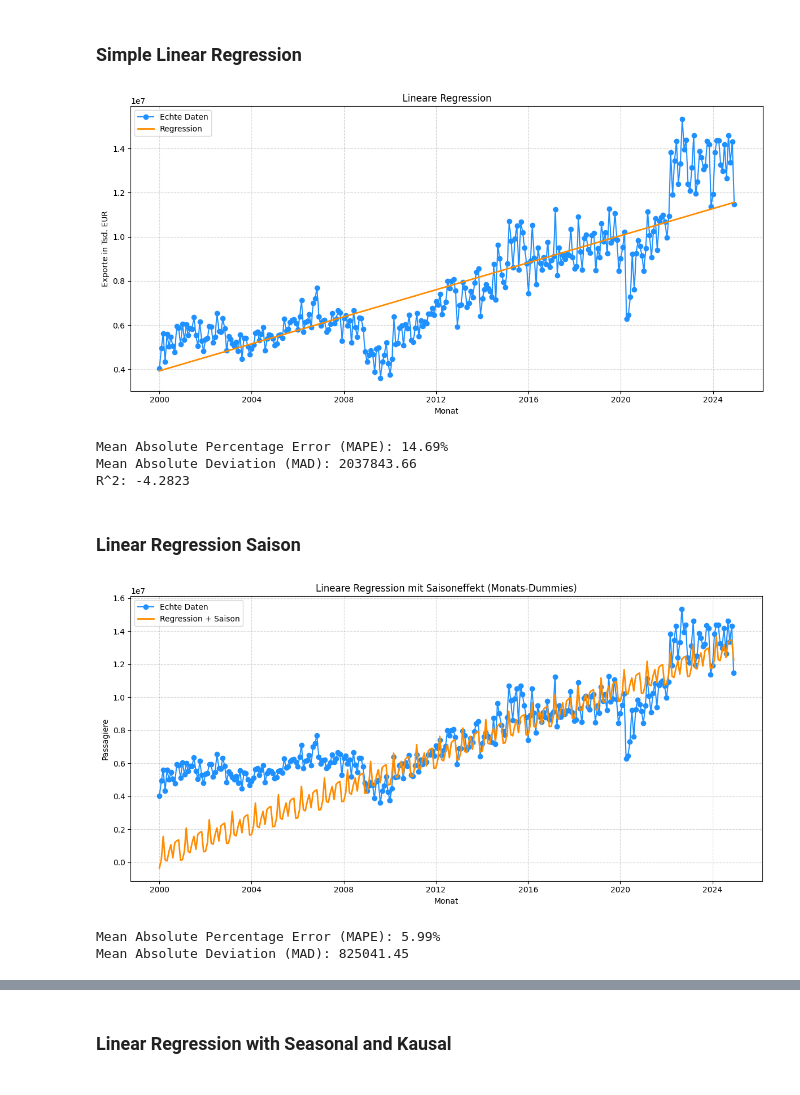
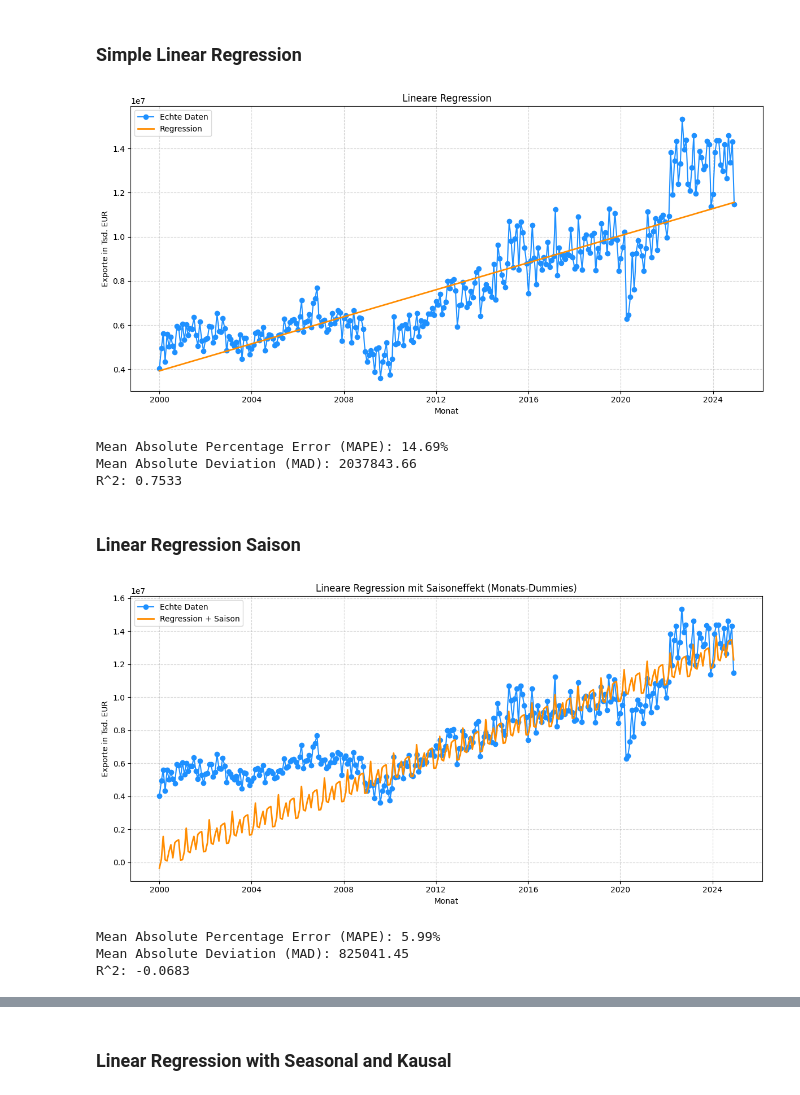
Before and after one commit to eliaspfe/BI_Vorlesung, a Jupyter notebook: Forecasting_Exports.ipynb, the cells around one changed output, grey strips where cells are left out. Cells and saved outputs as stored; diff of their text form; code cells hidden in the pictures.

```diff
--- a/Forecasting_Exports.ipynb
+++ b/Forecasting_Exports.ipynb
@@ -9,6 +9,11 @@ import pandas as pd
 import numpy as np
 import matplotlib.pyplot as plt
 from sklearn.linear_model import LinearRegression
+
+all_mapes = []
+
+
+
 
 
 df = pd.read_csv('data/Handel.csv', sep=';',)
@@ -175,21 +194,23 @@ plt.show()
 # Calculate Mean Absolute Percentage Error (MAPE) oonn the validation set
 mape = np.mean(np.abs((y_valid - y_pred[-12:]) / y_valid)) * 100
 print(f"Mean Absolute Percentage Error (MAPE): {mape:.2f}%")
+all_mapes.append(mape)
 
 # Calculate Mean Absolute Deviation (MAD) on the validation set
 mad = np.mean(np.abs(y_valid - y_pred[-12:]))
 print(f"Mean Absolute Deviation (MAD): {mad:.2f}")
-# Calculate R^2 (coefficient of determination) on the validation set
-# Calculate R^2 (coefficient of determination) on the validation set
-ss_total = np.sum((y_valid - np.mean(y_valid)) ** 2)
-ss_residual = np.sum((y_valid - y_pred[-12:]) ** 2)
+
+# Calculate R^2 (coefficient of determination)
+ss_total = np.sum((y_all - np.mean(y_all)) ** 2)
+ss_residual = np.sum((y_all - y_pred) ** 2)
 r_squared = 1 - (ss_residual / ss_total)
+
 print(f"R^2: {r_squared:.4f}")
 # %% [output]
 [figure]
 Mean Absolute Percentage Error (MAPE): 14.69%
 Mean Absolute Deviation (MAD): 2037843.66
-R^2: -4.2823
+R^2: 0.7533
 # %% [markdown]
 ### Linear Regression Saison
 # %%
@@ -211,37 +232,43 @@ y_valid = y_all.iloc[-12:]
 
 # Modell trainieren
 model = LinearRegression()
 model.fit(X_train, y_train)
 
 # Vorhersage über gesamten Zeitraum (für Plot) + Validierung
 y_pred_all = model.predict(X_all)
 y_pred_valid = model.predict(X_valid)
 
 #print(y_pred_all[-12:])
 #print(y_pred_valid)
 
 # Plot
 plt.figure(figsize=(12, 6))
 plt.plot(df['Date'], y_all, label='Echte Daten', marker='o', color='dodgerblue')
 plt.plot(df['Date'], y_pred_all, label='Regression + Saison', color='darkorange', linewidth=2)
 plt.xlabel('Monat')
-plt.ylabel('Passagiere')
+plt.ylabel('Exporte in Tsd. EUR')
 plt.title('Lineare Regression mit Saisoneffekt (Monats-Dummies)')
 plt.legend()
 plt.grid(True, linestyle='--', alpha=0.5)
 plt.tight_layout()
 plt.show()
 
 # Metriken auf dem Validierungsset
 mape = np.mean(np.abs((y_valid - y_pred_valid) / y_valid)) * 100
+all_mapes.append(mape)
 mad = np.mean(np.abs(y_valid - y_pred_valid))
 
 print(f"Mean Absolute Percentage Error (MAPE): {mape:.2f}%")
 print(f"Mean Absolute Deviation (MAD): {mad:.2f}")
+
+# Calculate R^2 (coefficient of determination)
+r_squared = model.score(X_valid, y_valid)
+print(f"R^2: {r_squared:.4f}")
 # %% [output]
-[figure, old version]
+[figure, new version]
 Mean Absolute Percentage Error (MAPE): 5.99%
 Mean Absolute Deviation (MAD): 825041.45
+R^2: -0.0683
 # %%
 df['Monat_num'] = df['Date'].dt.month
 dummies = pd.get_dummies(df['Monat_num'], prefix='Monat', drop_first=True)  # Drop First = Referenzmonat
```
Also changed, not shown: parts of 17 cells of this notebook.
